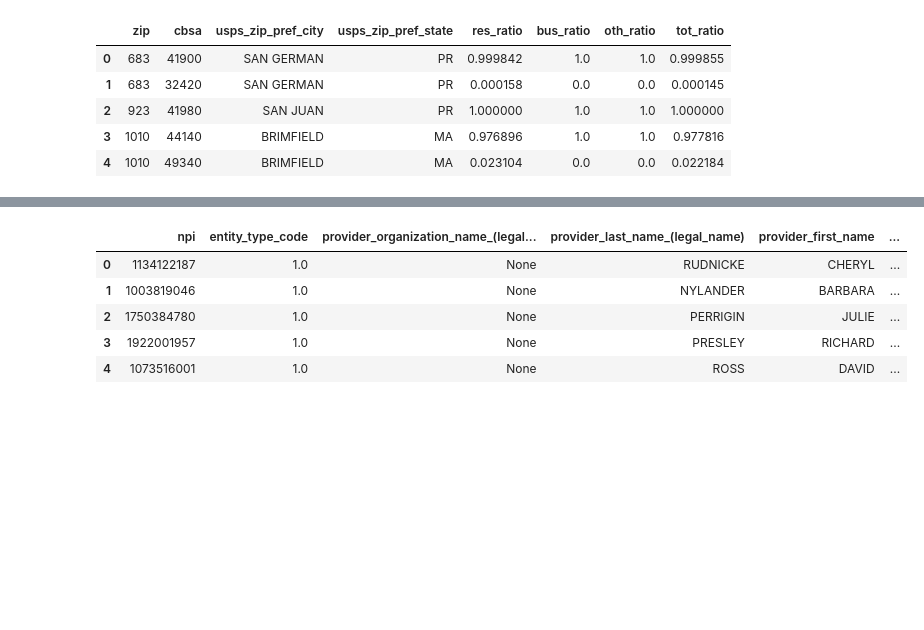
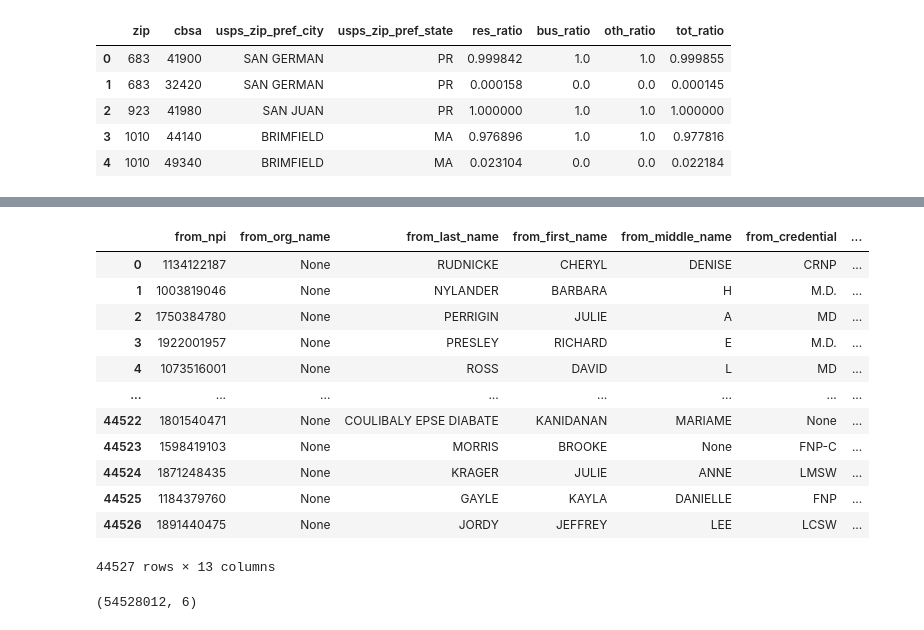
Before and after one commit to nss-data-science-cohort-5/hop_team-hot_pretzels, a Jupyter notebook: hop_teaming_analysis.ipynb, the cells around one changed output, grey strips where cells are left out. Drawn from its saved outputs; the diff is of its cells as text; code cells hidden in the pictures; blank space fills up the shorter version.

```diff
--- a/hop_teaming_analysis.ipynb
+++ b/hop_teaming_analysis.ipynb
@@ -122,33 +124,29 @@ npi
 # %%
 query = '''
 WITH npi_stuff AS (SELECT
-    npi,
-    entity_type_code,
-    "provider_organization_name_(legal_business_name)",
-    "provider_last_name_(legal_name)",
-    provider_first_name,
-    provider_middle_name,
-    provider_name_prefix_text,
-    provider_name_suffix_text,
-    provider_credential_text,
-    provider_first_line_business_practice_location_address,
-    provider_second_line_business_practice_location_address,
-    provider_business_practice_location_address_city_name,
-    provider_business_practice_location_address_state_name,
-    substring(npi.provider_business_practice_location_address_postal_code, 1, 5) AS zip_code
+    npi AS from_npi,
+    "provider_organization_name_(legal_business_name)" AS from_org_name,
+    "provider_last_name_(legal_name)" AS from_last_name,
+    provider_first_name AS from_first_name,
+    provider_middle_name AS from_middle_name,
+    provider_credential_text AS from_credential,
+    provider_first_line_business_practice_location_address AS from_address,
+    provider_second_line_business_practice_location_address AS from_2_address,
+    provider_business_practice_location_address_city_name AS from_city,
+    provider_business_practice_location_address_state_name AS from_state,
+    substring(npi.provider_business_practice_location_address_postal_code, 1, 5) AS from_zip
 FROM npi),
 cbsa_stuff AS (
 SELECT
-    zip,
-    cbsa,
-    usps_zip_pref_city
+    zip AS from_zip,
+    usps_zip_pref_city AS from_usps_pref_city
 FROM cbsa
 WHERE cbsa = 34980
 )
 SELECT *
 FROM npi_stuff AS n
 INNER JOIN cbsa_stuff AS c
-ON n.zip_code = c.zip
+ON n.from_zip = c.from_zip
 '''
 with sqlite3.connect('data/hop_team.sqlite') as db:
-    npi = pd.read_sql(query,db)
+    from_npi = pd.read_sql(query,db)
@@ -155,9 +182,20 @@ with sqlite3.connect('data/hop_team.sqlite') as db:
 # %%
-npi.head()
+from_npi
 # %% [output]
-|  | npi | entity_type_code | provider_organization_name_(legal... | provider_last_name_(legal_name) | provider_first_name | ... |
-| 0 | 1134122187 | 1.0 | None | RUDNICKE | CHERYL | ... |
-| 1 | 1003819046 | 1.0 | None | NYLANDER | BARBARA | ... |
-| 2 | 1750384780 | 1.0 | None | PERRIGIN | JULIE | ... |
-| 3 | 1922001957 | 1.0 | None | PRESLEY | RICHARD | ... |
-| 4 | 1073516001 | 1.0 | None | ROSS | DAVID | ... |
+|  | from_npi | from_org_name | from_last_name | from_first_name | from_middle_name | from_credential | ... |
+| 0 | 1134122187 | None | RUDNICKE | CHERYL | DENISE | CRNP | ... |
+| 1 | 1003819046 | None | NYLANDER | BARBARA | H | M.D. | ... |
+| 2 | 1750384780 | None | PERRIGIN | JULIE | A | MD | ... |
+| 3 | 1922001957 | None | PRESLEY | RICHARD | E | M.D. | ... |
+| 4 | 1073516001 | None | ROSS | DAVID | L | MD | ... |
+| ... | ... | ... | ... | ... | ... | ... | ... |
+| 44522 | 1801540471 | None | COULIBALY EPSE DIABATE | KANIDANAN | MARIAME | None | ... |
+| 44523 | 1598419103 | None | MORRIS | BROOKE | None | FNP-C | ... |
+| 44524 | 1871248435 | None | KRAGER | JULIE | ANNE | LMSW | ... |
+| 44525 | 1184379760 | None | GAYLE | KAYLA | DANIELLE | FNP | ... |
+| 44526 | 1891440475 | None | JORDY | JEFFREY | LEE | LCSW | ... |
+44527 rows × 13 columns
+# %%
+filtered_hop.shape
+# %% [output]
+(54528012, 6)
```
Also changed, not shown: parts of 29 cells of this notebook.
